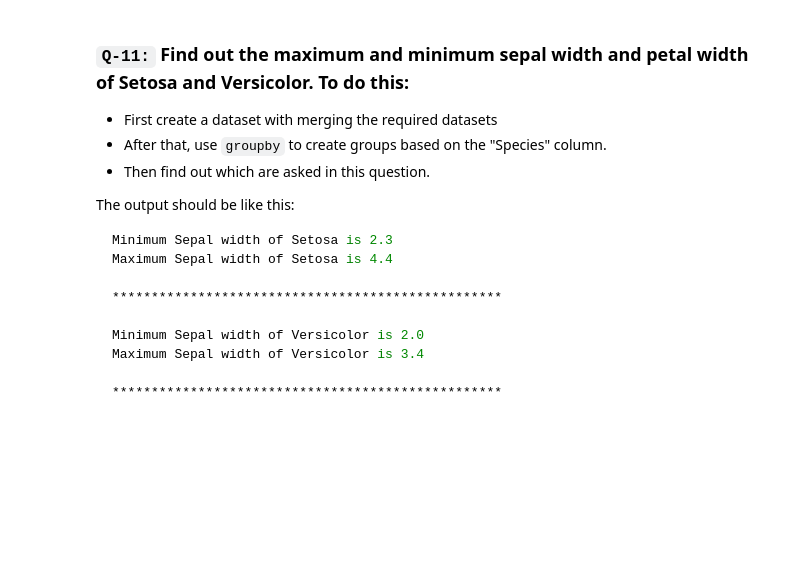
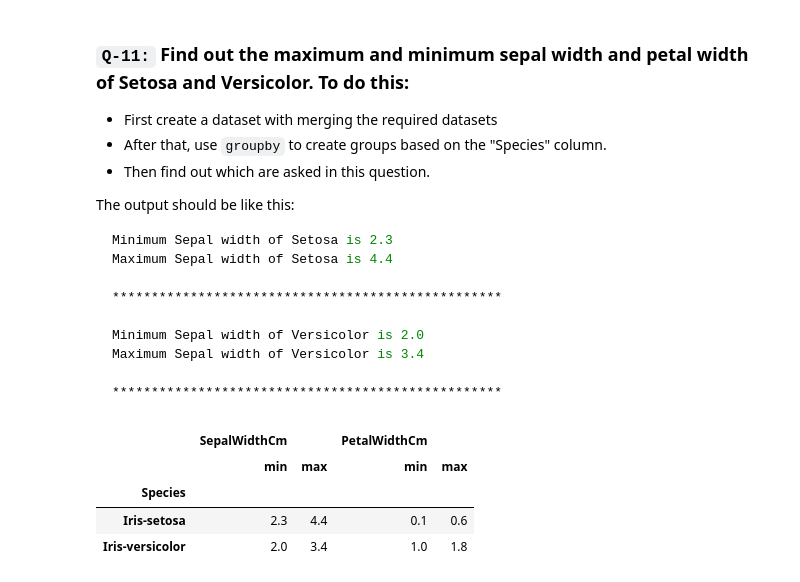
Before and after one commit to ushi-masuka/python-practice, a Jupyter notebook: day2001.ipynb, the cells around one changed output. Cells and saved outputs as stored; diff of their text form; code cells hidden in the pictures; blank space fills up the shorter version.

````diff
--- a/day2001.ipynb
+++ b/day2001.ipynb
@@ -625,3 +625,11 @@ Maximum Sepal width of Versicolor is 3.4
 
 **************************************************
 ```
+# %%
+full_df.groupby("Species").agg({"SepalWidthCm":["min","max"],"PetalWidthCm":["min","max"]}).loc[["Iris-setosa","Iris-versicolor"]]
+# %% [output]
+|  | SepalWidthCm |  | PetalWidthCm |  |
+|  | min | max | min | max |
+| Species |  |  |  |  |
+| Iris-setosa | 2.3 | 4.4 | 0.1 | 0.6 |
+| Iris-versicolor | 2.0 | 3.4 | 1.0 | 1.8 |
````
